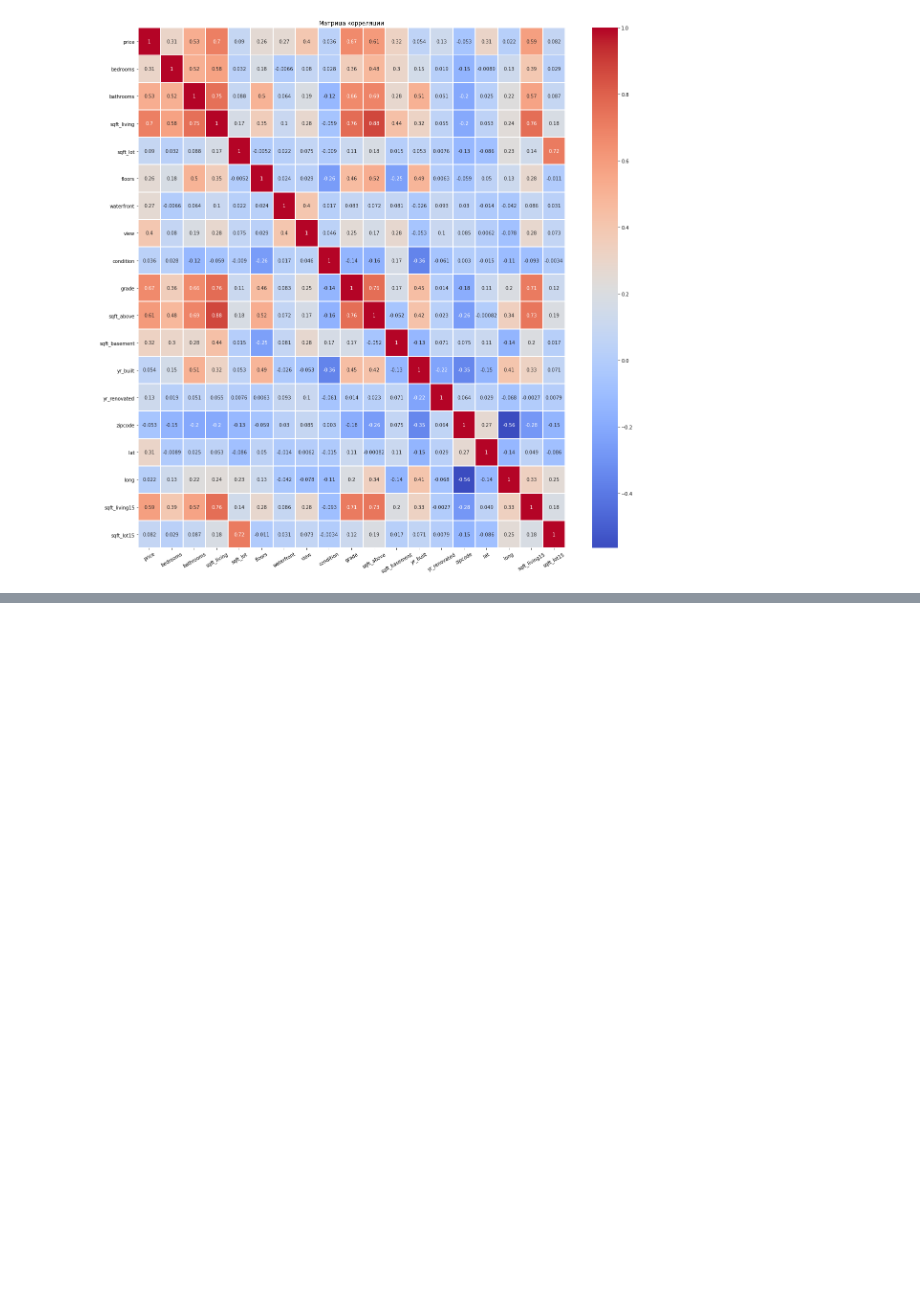
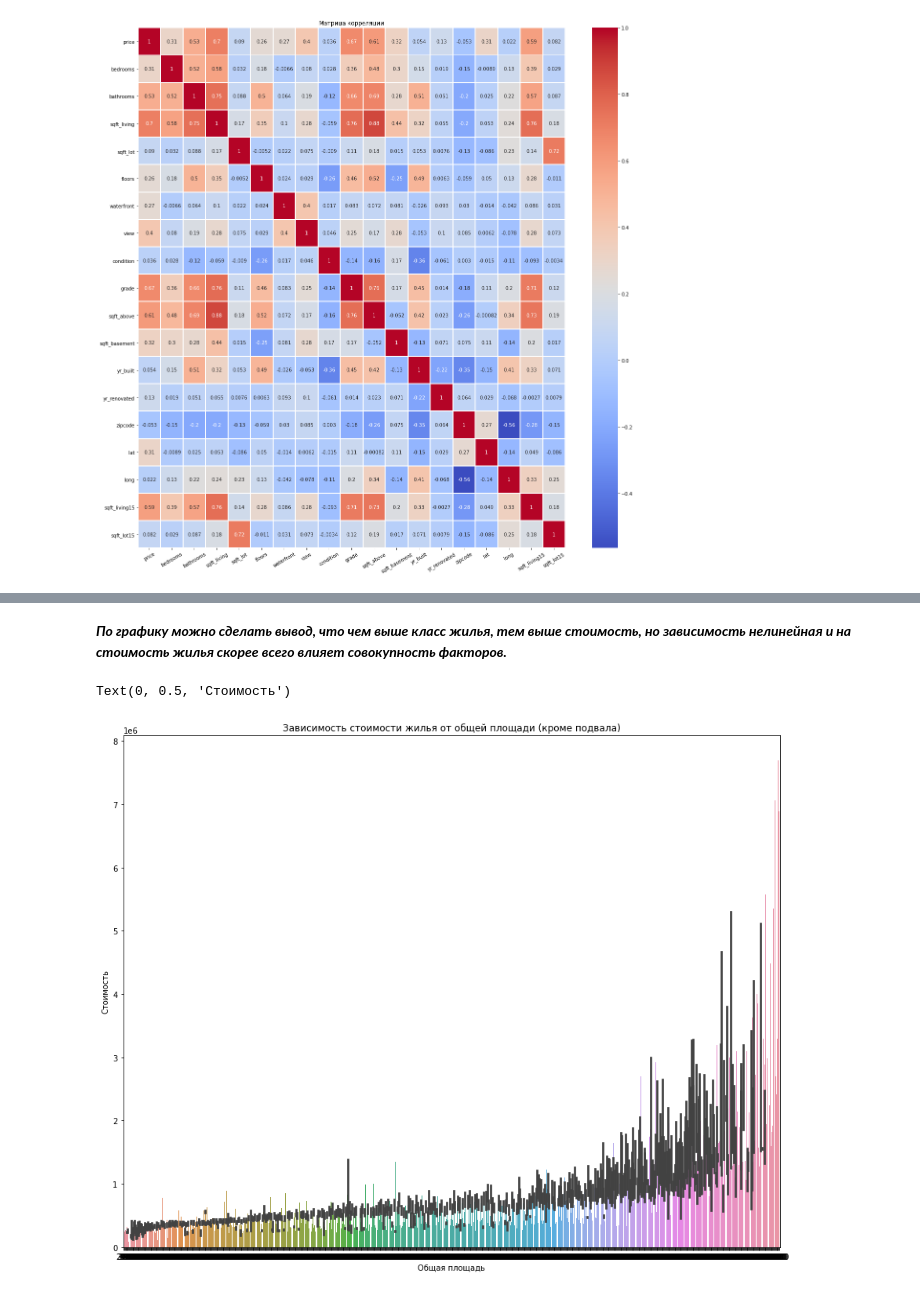
Before and after one commit to alexanechka/python_analitics, a Jupyter notebook: hw_04.ipynb, the cells around one changed output, grey strips where cells are left out. Saved outputs shown, nothing was run; the diff lists cells and outputs as text; code cells hidden in the pictures; blank space fills up the shorter version.

```diff
--- a/hw_04.ipynb
+++ b/hw_04.ipynb
@@ -201,0 +205,12 @@ plt.bar(df['grade'], df['price'])
+# %% [markdown]
+***По графику можно сделать вывод, что чем выше класс жилья, тем выше стоимость, но зависимость нелинейная и на стоимость жилья скорее всего влияет совокупность факторов.***
+# %%
+plt.figure(figsize=(15,12))
+
+sns.barplot(x=df['sqft_above'],y=df['price'])
+plt.title('Зависимость стоимости жилья от общей площади (кроме подвала)')
+plt.xlabel('Общая площадь')
+plt.ylabel('Стоимость')
+# %% [output]
+Text(0, 0.5, 'Стоимость')
+[figure, added]
```
Also changed, not shown: parts of 7 cells of this notebook.
